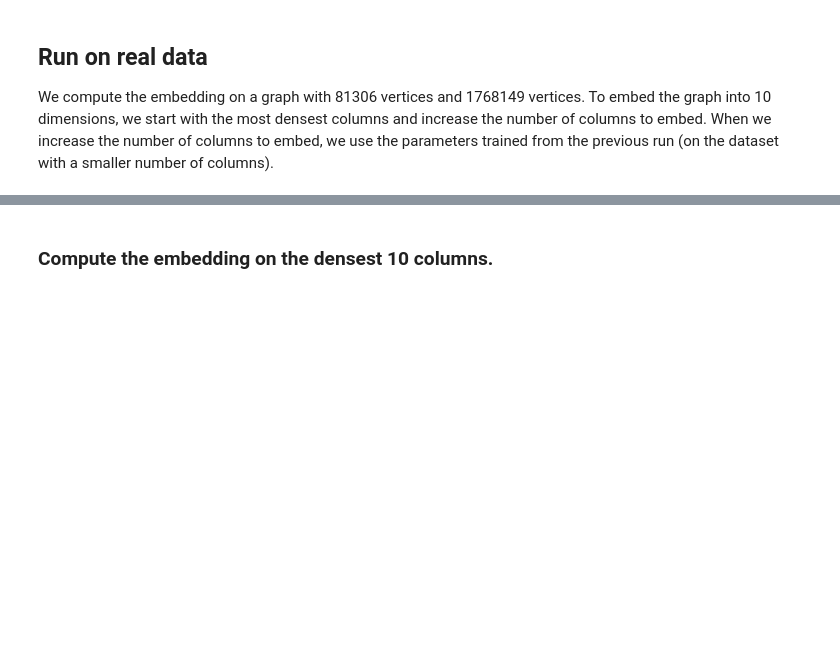
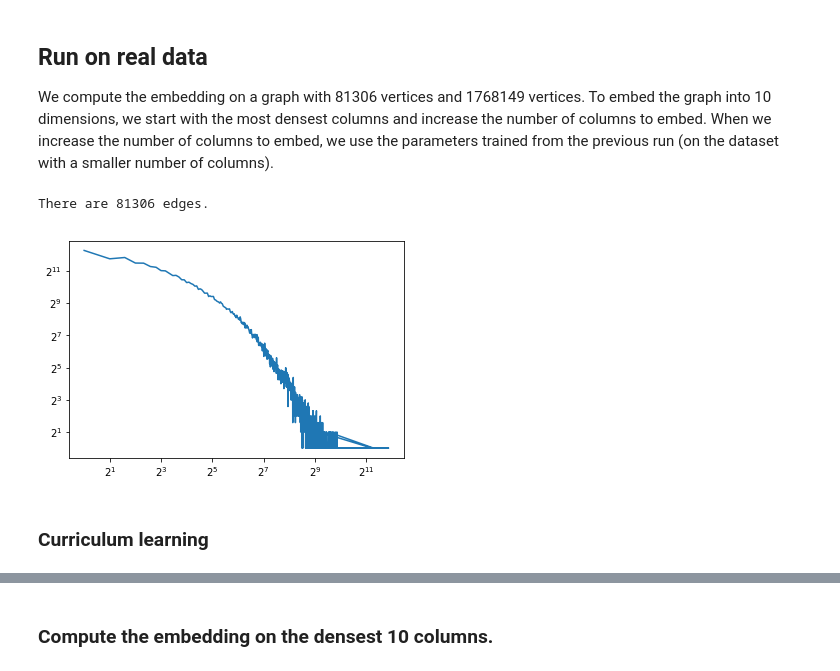
Before and after one commit to zheng-da/DNN_models, a Jupyter notebook: Autoencoder.ipynb, the cells around one changed output, grey strips where cells are left out. Drawn from its saved outputs; the diff is of its cells as text; code cells hidden in the pictures; blank space fills up the shorter version.

```diff
--- a/Autoencoder.ipynb
+++ b/Autoencoder.ipynb
@@ -212,7 +234,7 @@ reinit optimizer. New learning rate: 0.05
 
 We compute the embedding on a graph with 81306 vertices and 1768149 vertices. To embed the graph into 10 dimensions, we start with the most densest columns and increase the number of columns to embed. When we increase the number of columns to embed, we use the parameters trained from the previous run (on the dataset with a smaller number of columns).
 # %%
-elg = nx.read_edgelist("/home/ubuntu/datasets/twitter_combined.txt")
+elg = nx.read_edgelist("/home/ubuntu/datasets/twitter_combined.txt", create_using=nx.DiGraph())
 spm = nx.to_scipy_sparse_matrix(elg, dtype='f')
 # %%
 def get_densest_idx(spm, num):
@@ -233,3 +255,21 @@ def get_densest2(spm, num1, num2):
     sp_data1 = spm[:,colsum >= max_cols1]
     sp_data2 = spm[:,np.logical_and(colsum >= max_cols2, colsum < max_cols1)]
     return sp_data1, sp_data2
+# %%
+def deg_loglog(g):
+    from collections import Counter
+    nx_deg = nx.degree(g)
+    deg = []
+    for n, d in nx_deg:
+        deg.append(d)
+    cnt = Counter(deg)
+    print('There are ' + str(sum(cnt.values())) + ' edges.')
+    plt.loglog(cnt.keys(), cnt.values(), basex=2, basey=2)
+    plt.show()
+
+deg_loglog(elg)
+# %% [output]
+There are 81306 edges.
+[figure, added]
+# %% [markdown]
+### Curriculum learning
```
Also changed, not shown: parts of 34 cells of this notebook.
